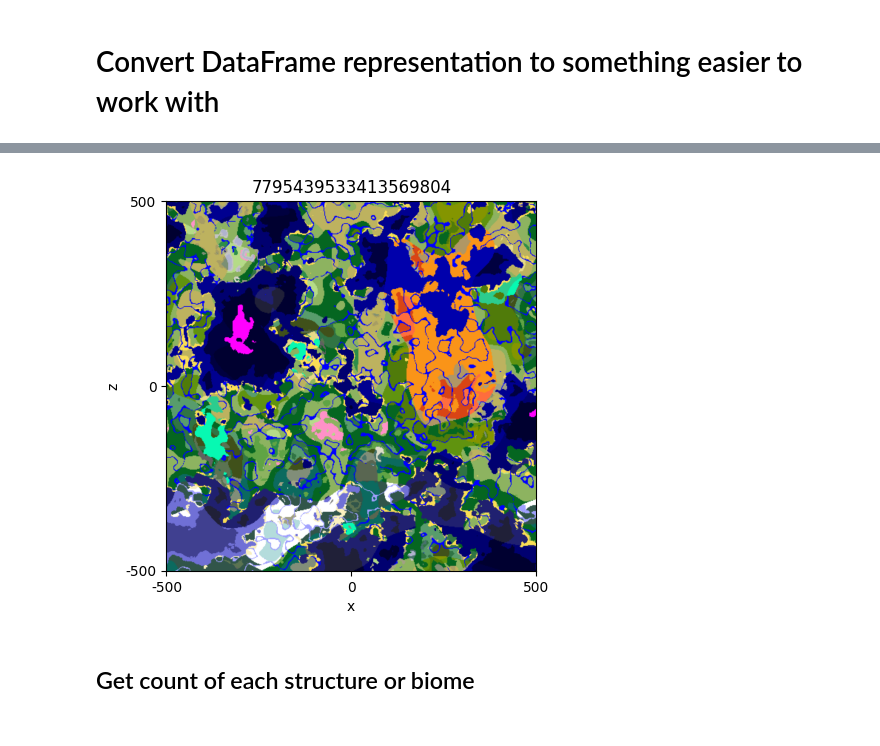
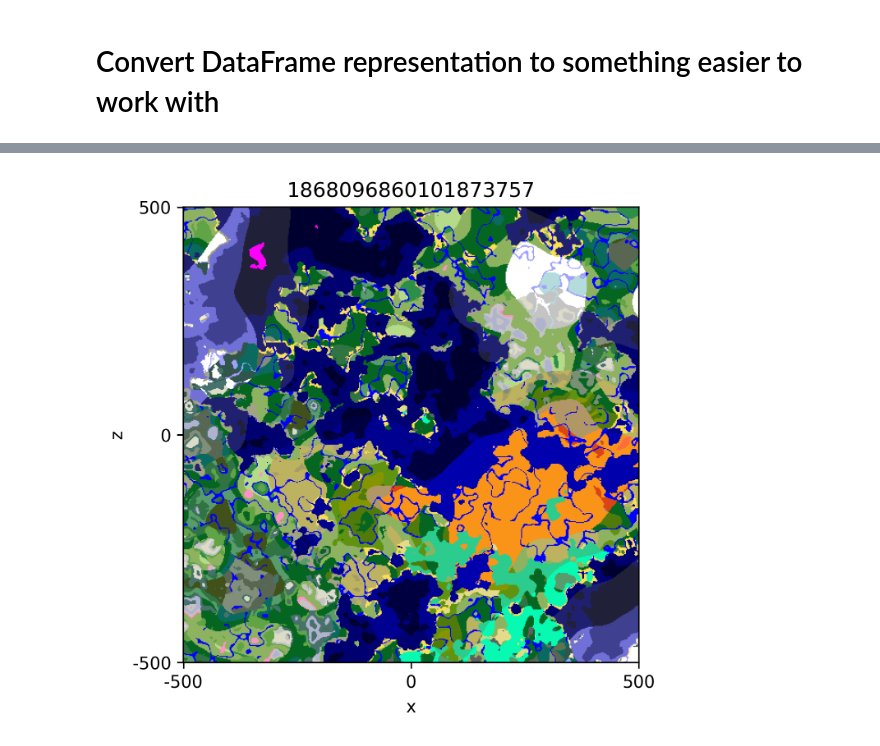
Before and after one commit to Henry-Ash-Williams/minesoc-seedfinding, a Jupyter notebook: main.ipynb, the cells around one changed output, grey strips where cells are left out. Saved outputs shown, nothing was run; the diff lists cells and outputs as text; code cells hidden in the pictures.

Commit message:
Search for good seeds

```diff
--- a/main.ipynb
+++ b/main.ipynb
@@ -53,3 +58,0 @@ del biomes, structures
-# %%
-idx = random.randint(0, len(worlds))
-world = worlds[idx]
@@ -57,0 +78,11 @@ world = worlds[idx]
+# %%
+from scipy.stats import norm
+
+dist = {}
+
+for structure in tqdm(ALL_STRUCTURES):
+    counts = []
+    for world in worlds:
+        counts.append(world.get_structure_count(structure))
+    mean, std = norm.fit(counts)
+    dist[structure] = dict(mean=mean, std=std)
@@ -57,0 +130,2 @@ world = worlds[idx]
+# %%
+scores = dict(sorted(scores.items(), key=lambda x: x[1]))
@@ -57,0 +141,3 @@ world = worlds[idx]
+# %%
+best_seed = list(scores.keys())[-1]
+best_world = [world for world in worlds if world.seed == best_seed][0]
@@ -58,14 +146,13 @@ world = worlds[idx]
 # %%
-img = world.generate_image()
+img = best_world.generate_image()
 
-plt.title(world.seed)
+plt.figure(dpi=300)
+plt.title(best_world.seed)
 plt.imshow(img)
 plt.xticks([0, 1000, 2000], [-500, 0, 500])
 plt.xlabel("x")
 plt.yticks([0, 1000, 2000], [500, 0, -500])
 plt.ylabel("z")
 plt.show()
 # %% [output]
-[figure, old version]
+[figure, new version]
-# %% [markdown]
-## Get count of each structure or biome
```
Also changed, not shown: parts of 16 cells of this notebook, 5 other files.
